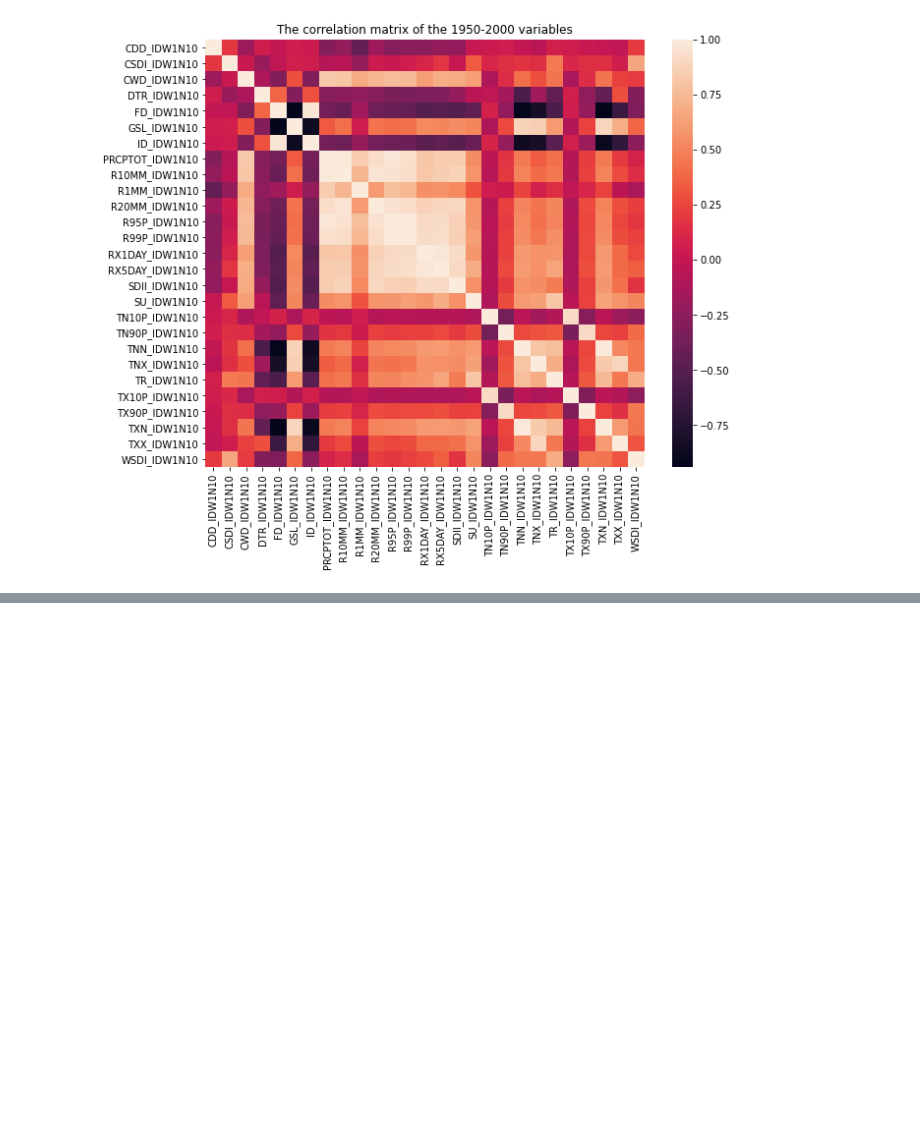
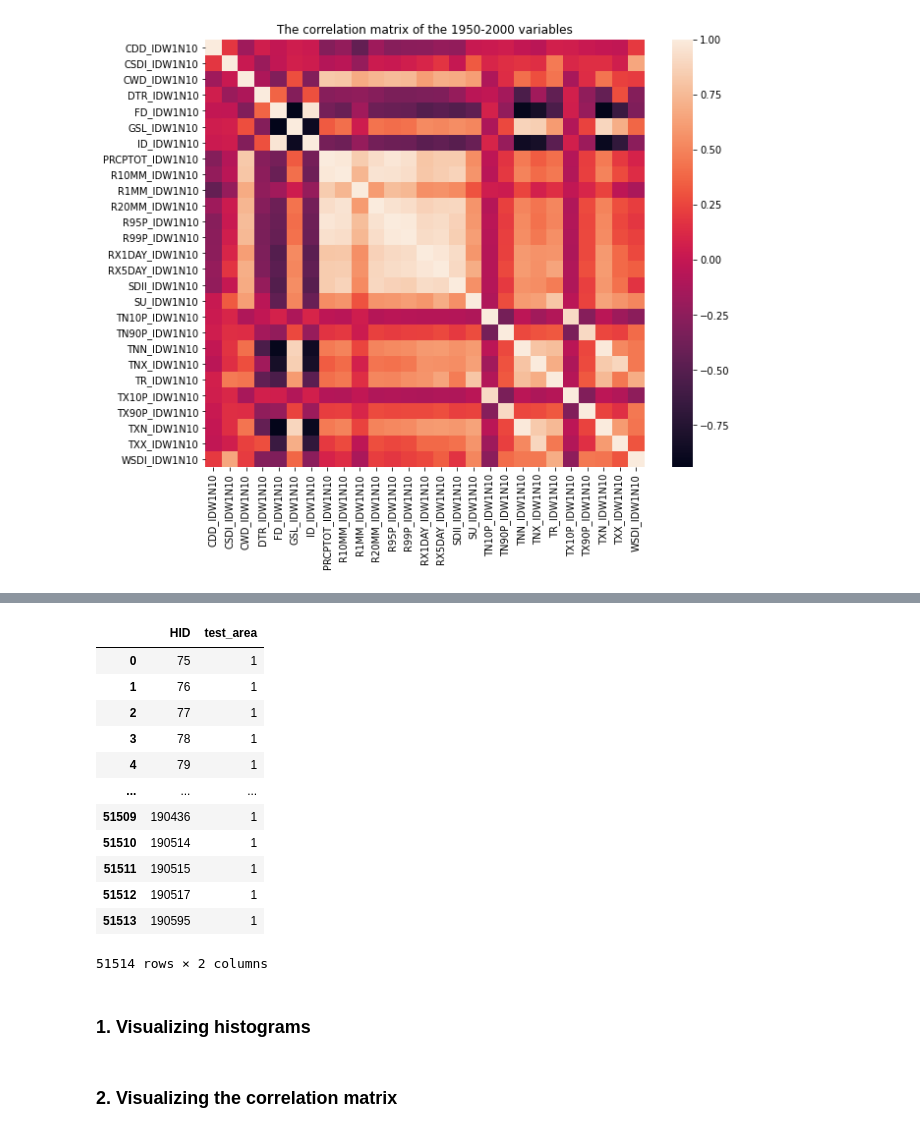
Before and after one commit to RyokoNod/sdm-asian-elephants, a Jupyter notebook: data_exploration/exploratory_analysis_etccdi.ipynb, the cells around one changed output, grey strips where cells are left out. Drawn from its saved outputs; the diff is of its cells as text; code cells hidden in the pictures; blank space fills up the shorter version.

```diff
--- a/data_exploration/exploratory_analysis_etccdi.ipynb
+++ b/data_exploration/exploratory_analysis_etccdi.ipynb
@@ -171,0 +179,6 @@ plt.show()
+# %%
+elephasf = datadir / "Elephas_Maximus"
+# reading the data
+trainhex = pd.read_csv(elephasf/"Elephas_Maximus_PA_Natural_O20.txt", sep="\t")
+testhex = pd.read_csv(elephasf/"Elephas_Maximus_Predictions_GLM_Y1950_Y2000.txt", sep="\t")
+testhex.sample(5)
@@ -171,0 +192,19 @@ plt.show()
+# %%
+testhex["test_area"] = 1
+testhex = testhex.drop(["GLM_R10","GLM_S10","GLM_DIF"], axis=1)
+# %%
+testhex
+# %% [output]
+|  | HID | test_area |
+| 0 | 75 | 1 |
+| 1 | 76 | 1 |
+| 2 | 77 | 1 |
+| 3 | 78 | 1 |
+| 4 | 79 | 1 |
+| ... | ... | ... |
+| 51509 | 190436 | 1 |
+| 51510 | 190514 | 1 |
+| 51511 | 190515 | 1 |
+| 51512 | 190517 | 1 |
+| 51513 | 190595 | 1 |
+51514 rows × 2 columns
@@ -171,0 +213,4 @@ plt.show()
+# %% [markdown]
+### 1. Visualizing histograms <a class="anchor" id="modelarea-hist"></a>
+# %% [markdown]
+### 2. Visualizing the correlation matrix<a class="anchor" id="model-corr"></a>
```
Also changed, not shown: parts of 6 cells of this notebook, 1 other file.
